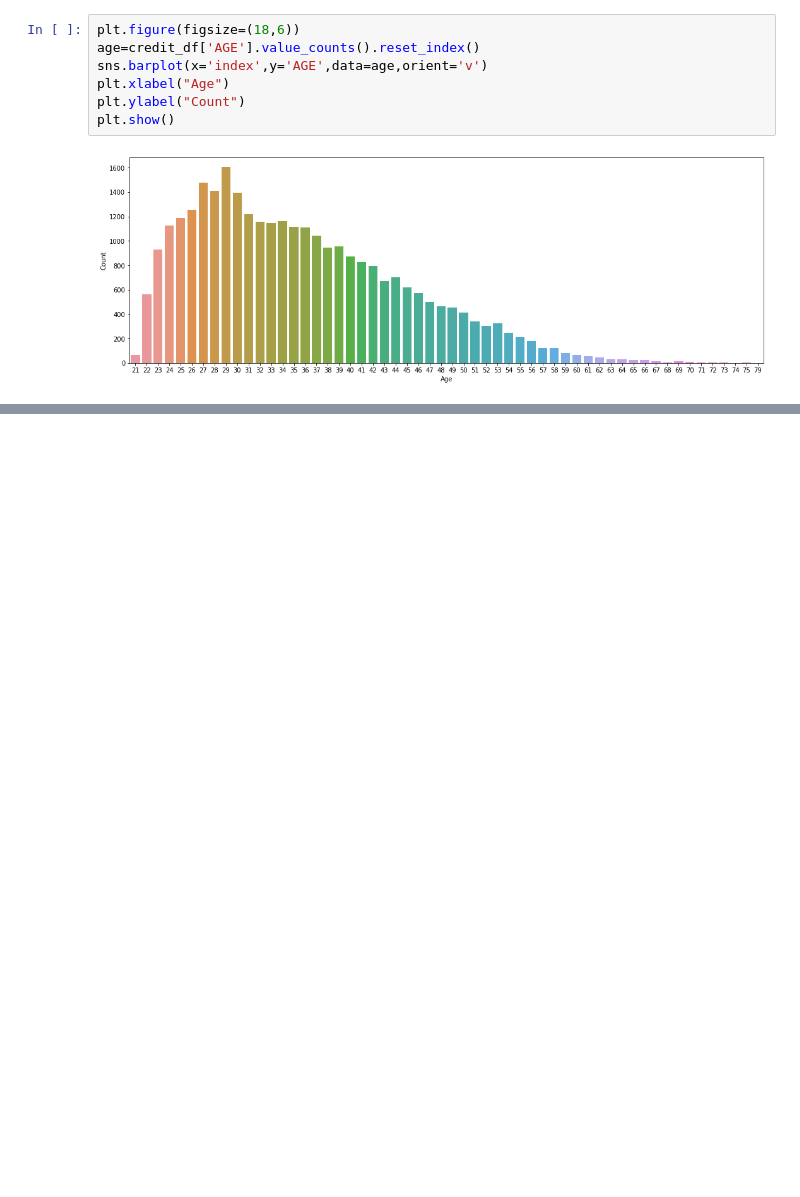
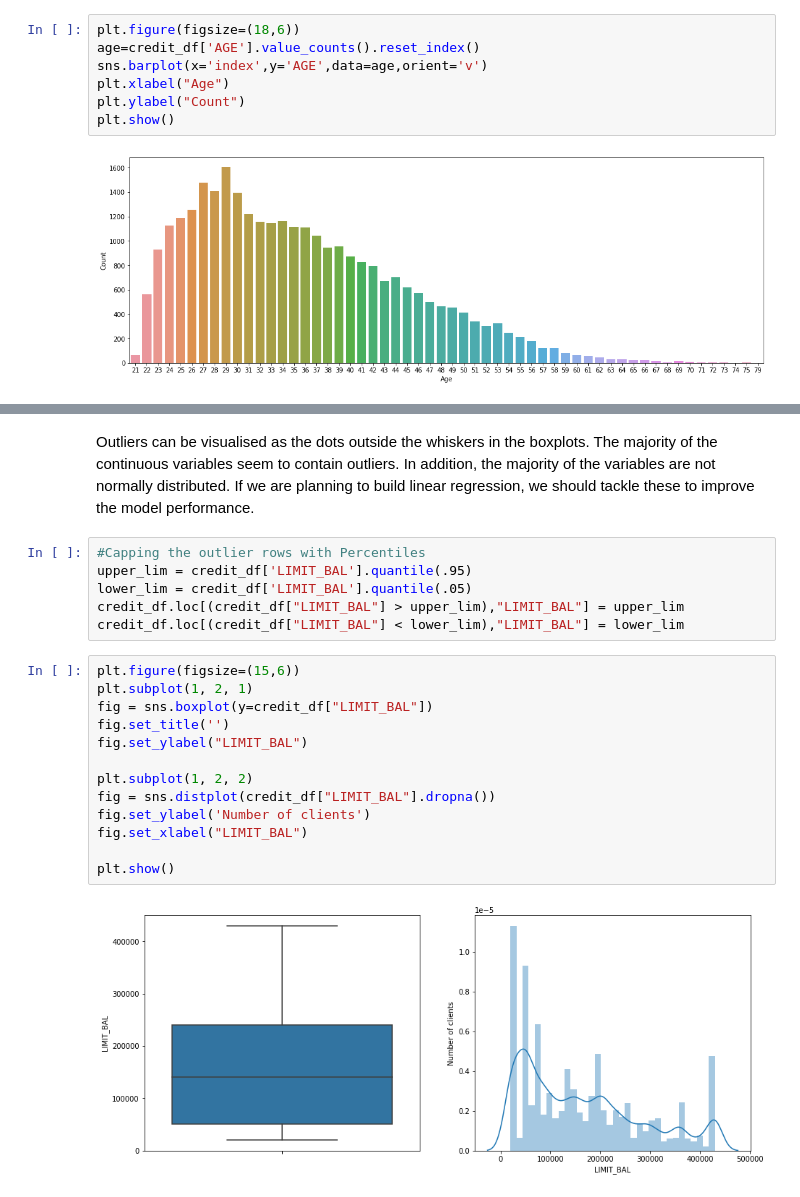
Before and after one commit to Tarunsri1998/Credit-Card-Default-Prediction, a Jupyter notebook: Credit_Card_Default_Prediction_Capstone_Project.ipynb, the cells around one changed output, grey strips where cells are left out. Drawn from its saved outputs; the diff is of its cells as text; blank space fills up the shorter version.

```diff
--- a/Credit_Card_Default_Prediction_Capstone_Project.ipynb
+++ b/Credit_Card_Default_Prediction_Capstone_Project.ipynb
@@ -421,0 +487,23 @@ plt.show()
+# %% [markdown]
+Outliers can be visualised as the dots outside the whiskers in the boxplots. The majority of the continuous variables seem to contain outliers. In addition, the majority of the variables are not normally distributed. If we are planning to build linear regression, we should tackle these to improve the model performance.
+# %%
+#Capping the outlier rows with Percentiles
+upper_lim = credit_df['LIMIT_BAL'].quantile(.95)
+lower_lim = credit_df['LIMIT_BAL'].quantile(.05)
+credit_df.loc[(credit_df["LIMIT_BAL"] > upper_lim),"LIMIT_BAL"] = upper_lim
+credit_df.loc[(credit_df["LIMIT_BAL"] < lower_lim),"LIMIT_BAL"] = lower_lim
+# %%
+plt.figure(figsize=(15,6))
+plt.subplot(1, 2, 1)
+fig = sns.boxplot(y=credit_df["LIMIT_BAL"])
+fig.set_title('')
+fig.set_ylabel("LIMIT_BAL")
+
+plt.subplot(1, 2, 2)
+fig = sns.distplot(credit_df["LIMIT_BAL"].dropna())
+fig.set_ylabel('Number of clients')
+fig.set_xlabel("LIMIT_BAL")
+
+plt.show()
+# %% [output]
+[figure, added]
```
Also changed, not shown: parts of 9 cells of this notebook.
